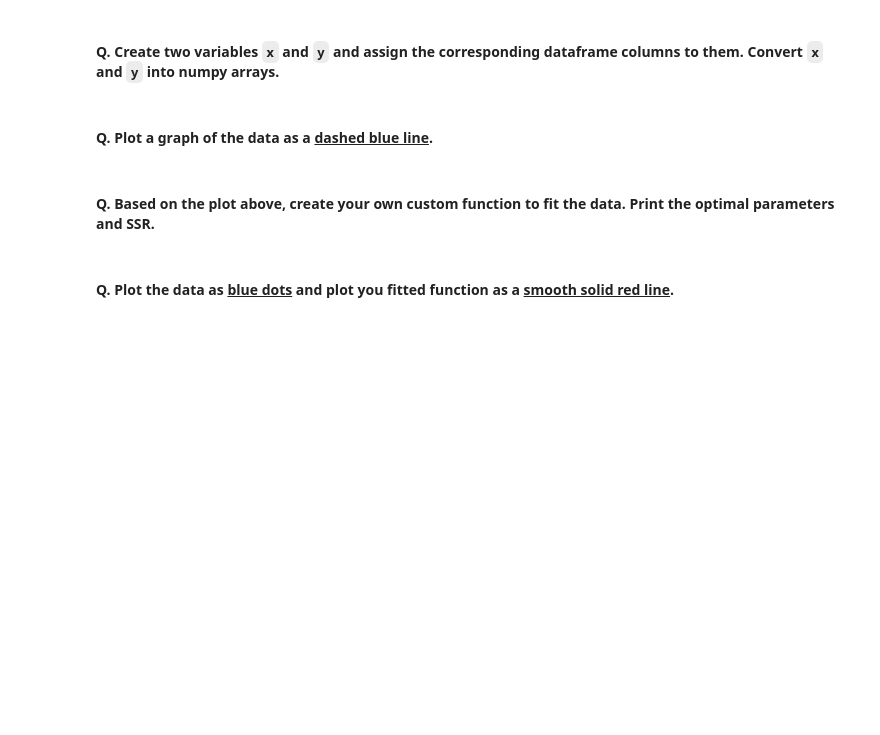
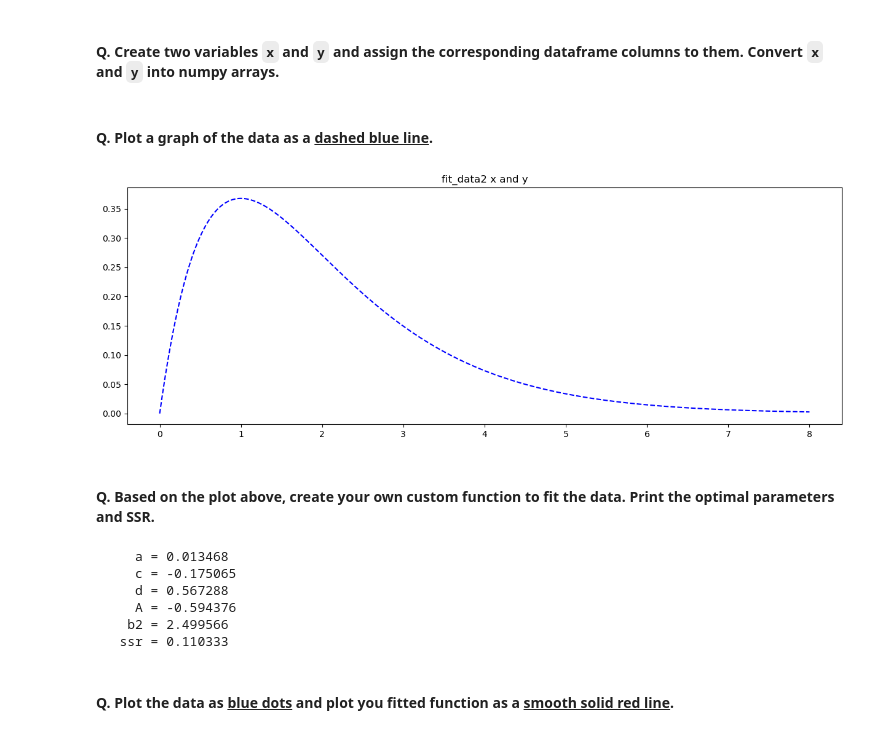
Before and after one commit to Brittany2028/ml-quiz, a Jupyter notebook: Take Home Quiz 1 - Curve Fitting.ipynb, the cells around one changed output. Cells and saved outputs as stored; diff of their text form; code cells hidden in the pictures; blank space fills up the shorter version.

```diff
--- a/Take Home Quiz 1 - Curve Fitting.ipynb
+++ b/Take Home Quiz 1 - Curve Fitting.ipynb
@@ -158,3 +158,5 @@ For this sections, we will be using the following datasets: `fit_data1.csv`, `fi
 #### Q. Load the `fit_data2.csv` dataset using pandas and print the dataframe.
 # %%
 # Insert code here
+df_2 = pd.read_csv('data/fit_data2.csv')
+df_2
@@ -165,2 +179,6 @@ For this sections, we will be using the following datasets: `fit_data1.csv`, `fi
+# %%
+# Insert code here
+x = np.array(df_2['x'])
+y = np.array(df_2['y'])
 # %% [markdown]
 #### Q. Plot a graph of the data as a <b><u>dashed blue line</u></b>.
@@ -169,2 +185,9 @@ For this sections, we will be using the following datasets: `fit_data1.csv`, `fi
+# %%
+# Insert code here
+plt.plot(x, y, 'b--')
+plt.title('fit_data2 x and y')
+plt.show()
+# %% [output]
+[figure, added]
 # %% [markdown]
 #### Q. Based on the plot above, create your own custom function to fit the data. Print the optimal parameters and SSR.
@@ -173,2 +198,19 @@ For this sections, we will be using the following datasets: `fit_data1.csv`, `fi
+# %%
+popt, pcov = curve_fit(fit_2,x,y)
+
+ssr = sum((y-fit_2(x,*popt))**2)
+
+parameters= ['a','c','d','A','b2']
+for i in range(len(popt)):
+    print(f'{parameters[i]:>6} = {popt[i]:.6f}')
+
+print(f'{'ssr':>6} = {ssr:.6f}')
+# %% [output]
+     a = 0.013468
+     c = -0.175065
+     d = 0.567288
+     A = -0.594376
+    b2 = 2.499566
+   ssr = 0.110333
 # %% [markdown]
 #### Q. Plot the data as <u><b>blue dots</u></b> and plot you fitted function as a <b><u>smooth solid red line</u></b>.
```
Also changed, not shown: parts of 17 cells of this notebook, 1 other file.
